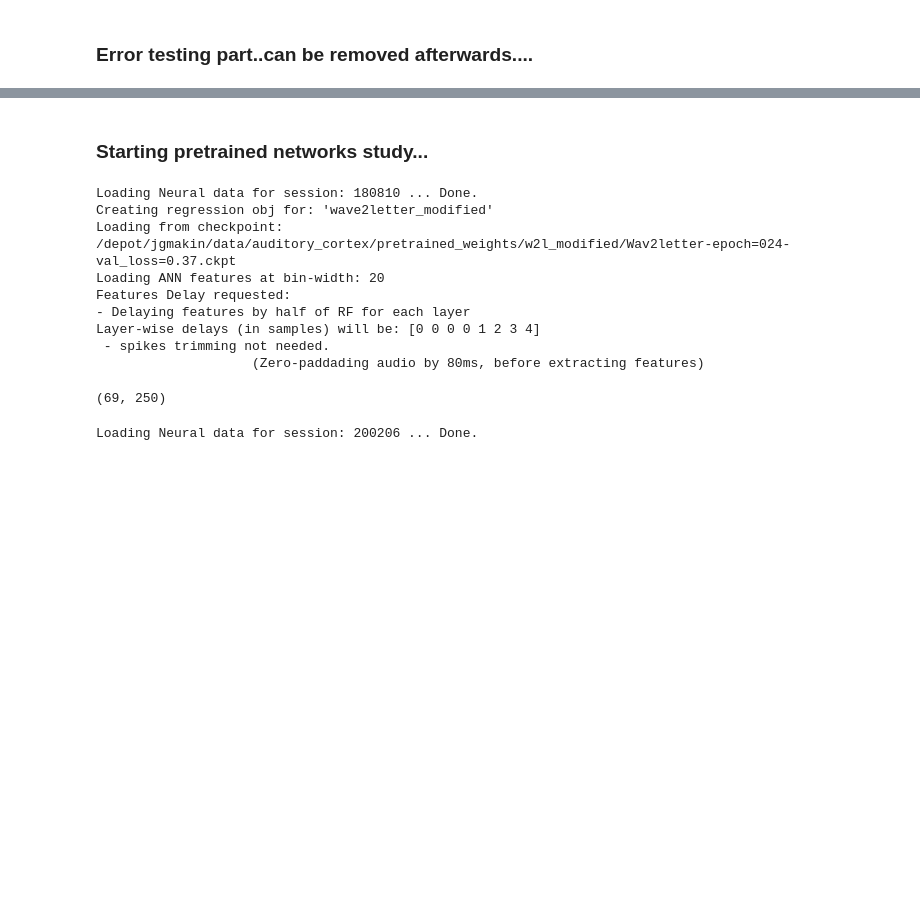
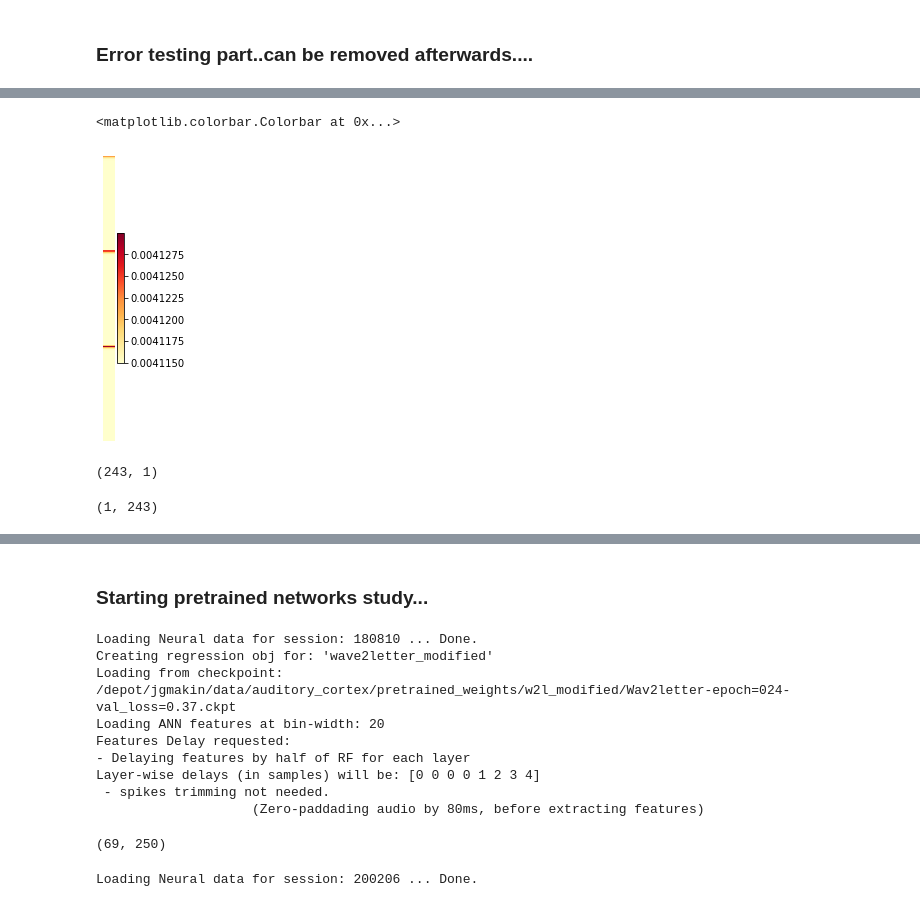
Before and after one commit to bilalhsp/Auditory_Cortex, a Jupyter notebook: experiments/pretrrained_models/pretrained_networks_setup.ipynb, the cells around one changed output, grey strips where cells are left out. Drawn from its saved outputs; the diff is of its cells as text; code cells hidden in the pictures; blank space fills up the shorter version.

```diff
--- a/experiments/pretrrained_models/pretrained_networks_setup.ipynb
+++ b/experiments/pretrrained_models/pretrained_networks_setup.ipynb
@@ -8,0 +58,29 @@ from transformers import Speech2TextForConditionalGeneration, Speech2TextProcess
+# %%
+from wav2letter.models import Wav2LetterRF
+import torch
+
+checkpoint = '/depot/jgmakin/data/auditory_cortex/pretrained_weights/w2l_modified/Wav2letter-epoch=024-val_loss=0.37.ckpt'
+model = Wav2LetterRF.load_from_checkpoint(checkpoint)
+# %%
+modules = dict([*model.named_modules()])
+# %%
+layer_ids = [6,5,4,3,2]
+kernels = {}
+for layer_id in layer_ids:
+
+    kernel = modules[f'conv{layer_id}.conv'].weight
+    out = torch.absolute(kernel)/(torch.norm(kernel, p=1, dim=2)[:,:,None])
+    kernels[layer_id] = out.view(-1,3).mean(dim=0).detach().numpy()
+# %%
+weights_product = []
+for weight6 in kernels[6]:
+    product = 1*weight6
+    for weight5 in kernels[5]:
+        product *= weight5
+        for weight4 in kernels[4]:
+            product *= weight4
+            for weight3 in kernels[3]:
+                product *= weight3
+                for weight2 in kernels[2]:
+                    product *= weight2
+                    weights_product.append(product)
@@ -8,0 +106,23 @@ from transformers import Speech2TextForConditionalGeneration, Speech2TextProcess
+# %%
+plt.figure()
+ax2 = plt.axes([0,0,0.1,0.99])
+
+weights_product = np.array(weights_product)
+data = np.exp(weights_product[:,None])/np.sum(np.exp(weights_product))
+vmin = data.min()
+vmax = data.max()
+cax = ax2.imshow(np.atleast_2d(data),extent= [0, 10, 0, data.shape[0]],vmin=vmin, vmax=vmax,
+           cmap='YlOrRd')
+plt.axis('off')
+plt.colorbar(cax)
+# %% [output]
+<matplotlib.colorbar.Colorbar at 0x...>
+[figure, added]
+# %%
+data.shape
+# %% [output]
+(243, 1)
+# %%
+np.atleast_2d(data).shape
+# %% [output]
+(1, 243)
```
Also changed, not shown: parts of 29 cells of this notebook, 37 other files.
